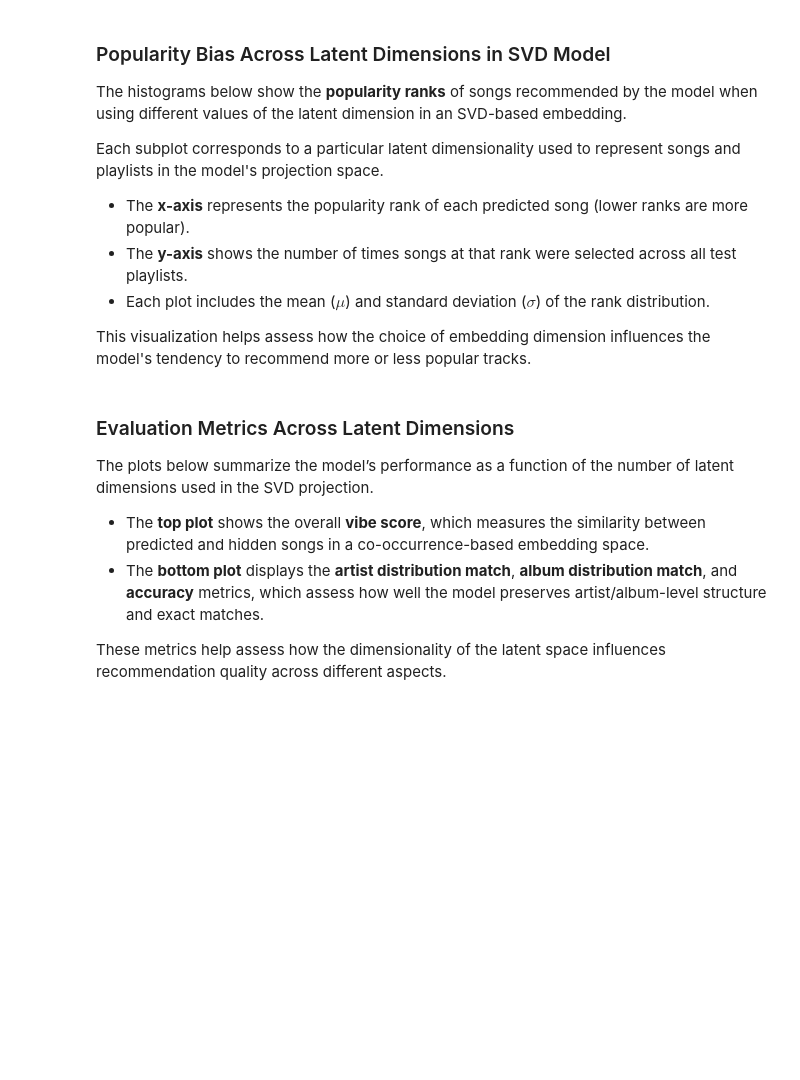
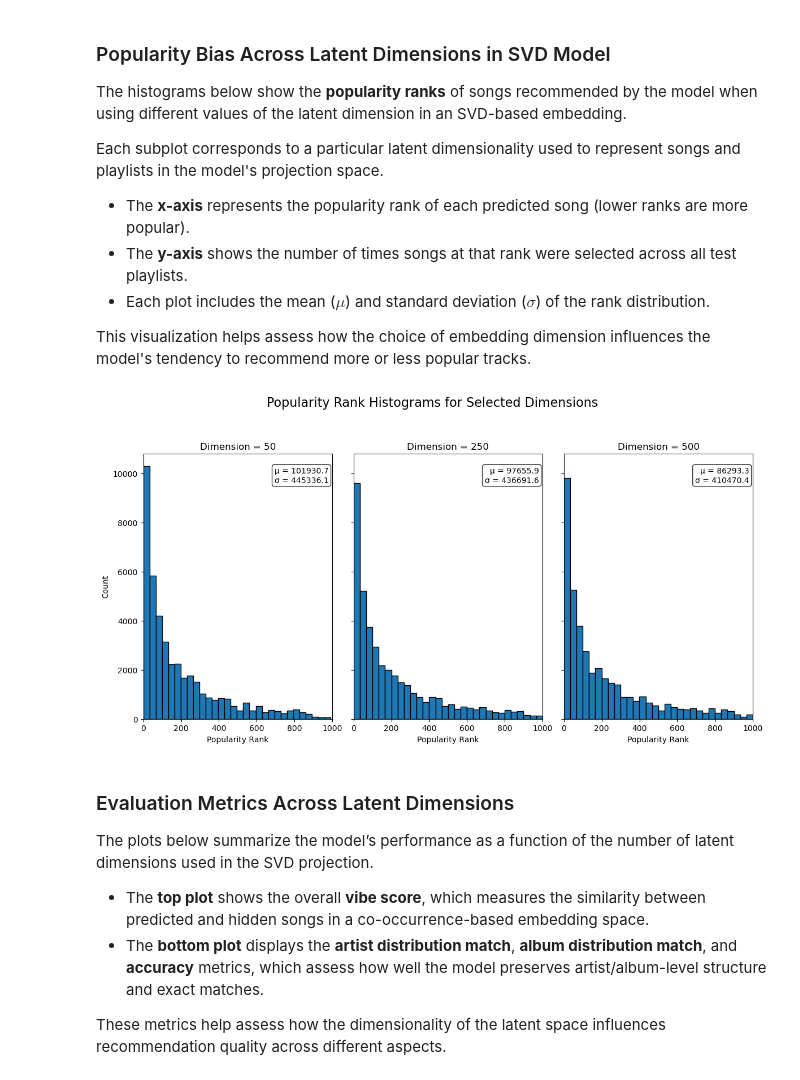
Before and after one commit to nicholassgeis/playlist-continuation-models, a Jupyter notebook: spotify_validation.ipynb, the cells around one changed output. Saved outputs shown, nothing was run; the diff lists cells and outputs as text; code cells hidden in the pictures; blank space fills up the shorter version.

```diff
--- a/spotify_validation.ipynb
+++ b/spotify_validation.ipynb
@@ -246,7 +276,7 @@ P = data.get_playlist_track_matrix()
 #control amount of data for slower machines
 P,_ = train_test_split(P,train_size= 0.2)
 # %%
-kf = KFold(n_splits=100, shuffle=True, random_state=42)
+kf = KFold(n_splits=20, shuffle=True, random_state=284)
 
 artist_matrix = data.get_artist_track_matrix()
 album_matrix = data.get_album_track_matrix()
@@ -308,37 +356,39 @@ Each subplot corresponds to a particular latent dimensionality used to represent
 This visualization helps assess how the choice of embedding dimension influences the model's tendency to recommend more or less popular tracks.
 # %%
 # Select which alpha values (by index) to display
-selected = [0, 9, 18]  # change this list as needed
+selected = [0, 4, 9]  # change this list as needed
 
 ncols = len(selected)
 fig, axes = plt.subplots(nrows=1, ncols=ncols, figsize=(4 * ncols, 6), sharey=True)
 fig.suptitle("Popularity Rank Histograms for Selected Dimensions", fontsize=16, y=1.05)
 
 for ax, i in zip(axes, selected):
     dist = popularity_distributions[i]
     hist = []
     for key, val in dist.items():
         hist.extend([key] * val)
 
     hist = np.array(hist)
     mean_val = hist.mean()
     var_sd = np.sqrt(hist.var())
 
     ax.hist(hist[hist < 1000], bins=30, edgecolor='black')
-    ax.set_title(f"α = {alpha[i]:.2f}", fontsize=12)
+    ax.set_title(f"Dimension = {dims[i]}", fontsize=12)
     ax.set_xlabel("Popularity Rank", fontsize=10)
     if i == selected[0]:
         ax.set_ylabel("Count", fontsize=10)
     ax.set_xlim(0, 1000)
 
     stats_text = f"μ = {mean_val:.1f}\nσ = {var_sd:.1f}"
     ax.text(0.98, 0.95, stats_text, transform=ax.transAxes,
             fontsize=10, verticalalignment='top', horizontalalignment='right',
             bbox=dict(boxstyle='round,pad=0.3', facecolor='white', alpha=0.8))
 
 plt.tight_layout()
 plt.subplots_adjust(top=0.88)
 plt.show()
+# %% [output]
+[figure, added]
 # %% [markdown]
 ### Evaluation Metrics Across Latent Dimensions
 
```
Also changed, not shown: parts of 18 cells of this notebook, 4 other files.
